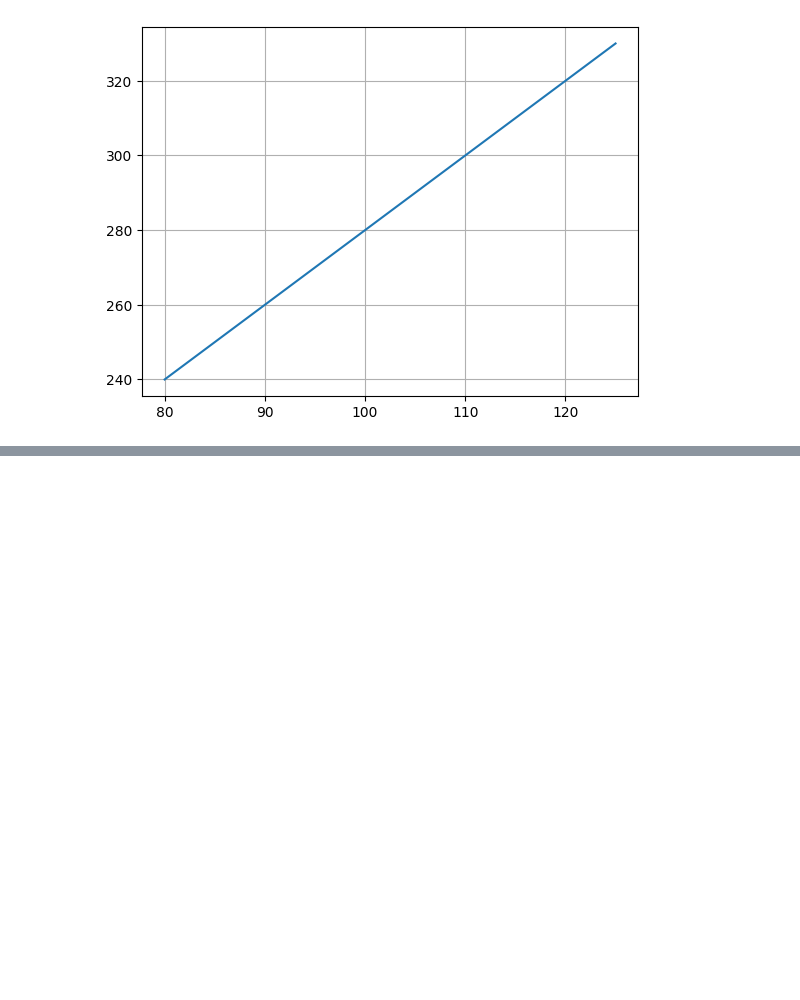
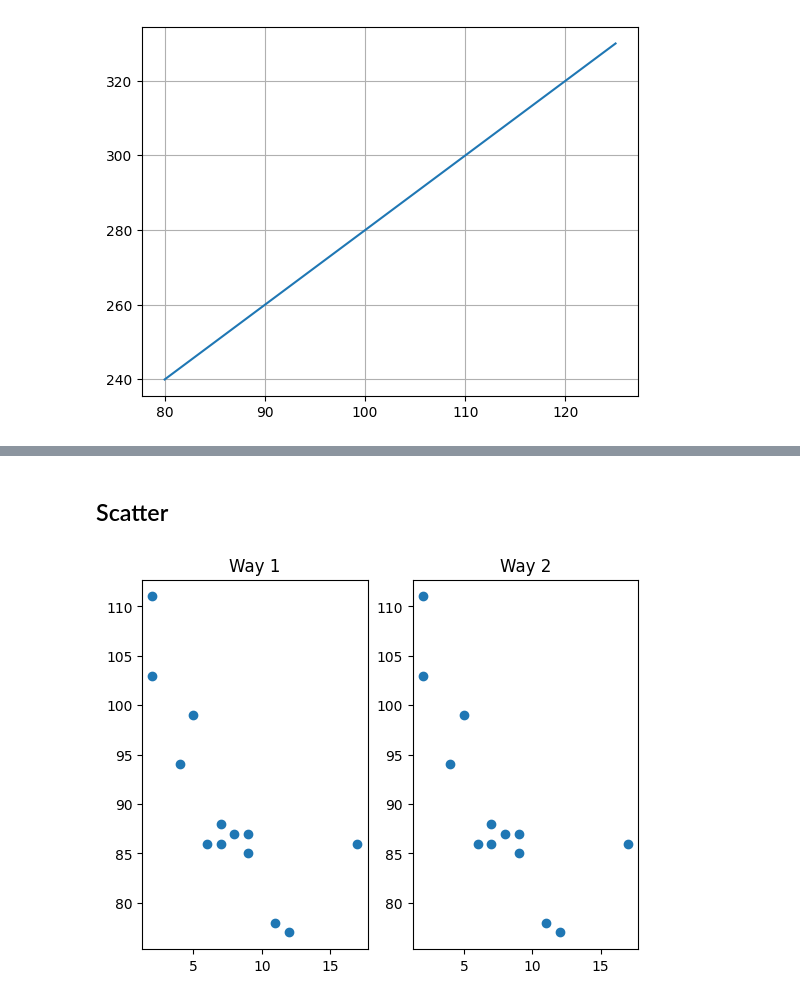
Before and after one commit to hossainsiam133/Machine-Learning, a Jupyter notebook: Matplotlib/01_Matplotlib.ipynb, the cells around one changed output, grey strips where cells are left out. Saved outputs shown, nothing was run; the diff lists cells and outputs as text; code cells hidden in the pictures; blank space fills up the shorter version.

```diff
--- a/Matplotlib/01_Matplotlib.ipynb
+++ b/Matplotlib/01_Matplotlib.ipynb
@@ -96,0 +118,15 @@ plt.show()
+# %% [markdown]
+## Scatter
+# %%
+xp = np.array([5,7,8,7,2,17,2,9,4,11,12,9,6])
+yp = np.array([99,86,87,88,111,86,103,87,94,78,77,85,86])
+plt.subplot(1,2,1)
+plt.title("Way 1")
+plt.plot(xp,yp,'o')
+
+plt.subplot(1,2,2)
+plt.title("Way 2")
+plt.scatter(xp,yp)
+plt.show()
+# %% [output]
+[figure, added]
```
Also changed, not shown: parts of 4 cells of this notebook.
